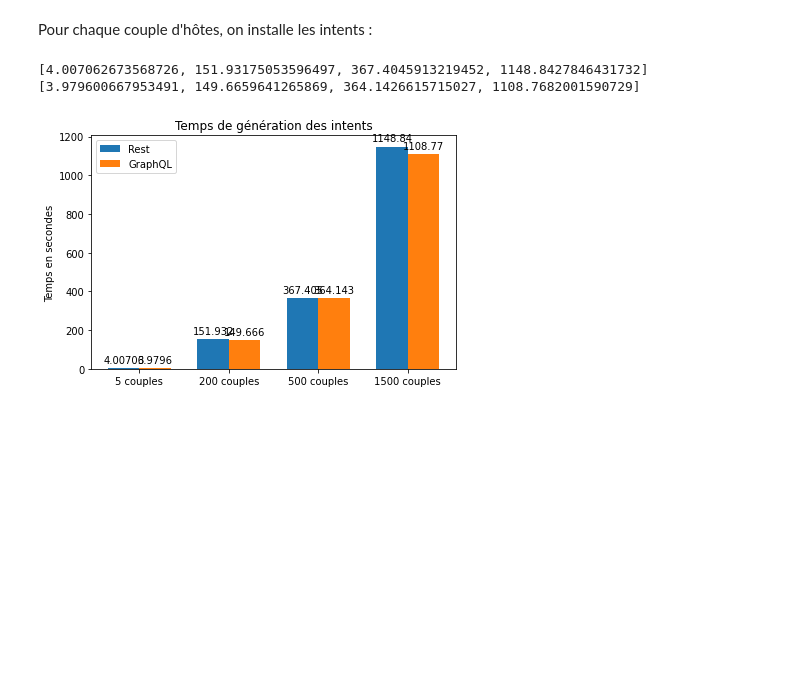
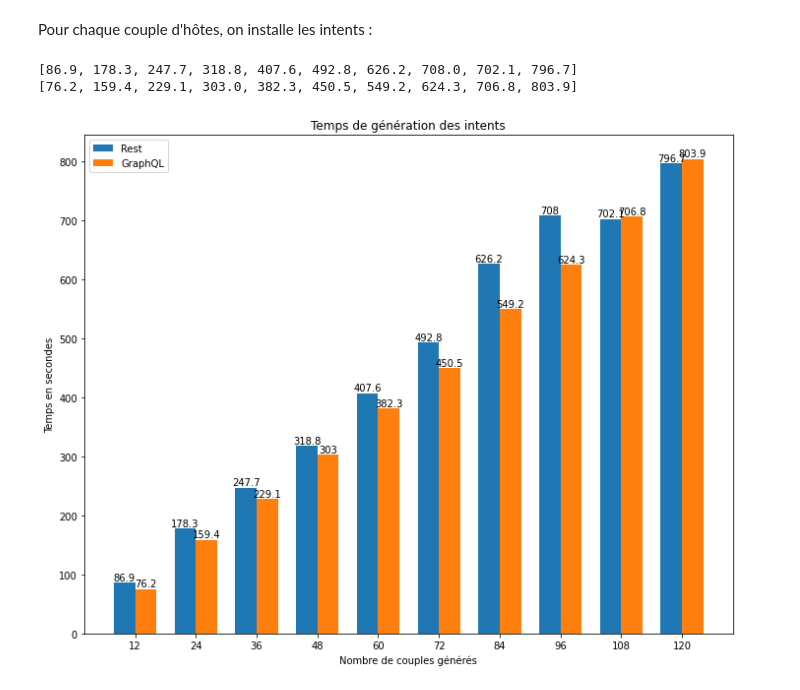
Before and after one commit to dlu02/stage2a, a Jupyter notebook: tests-v2/tests-perf-tree-d4-f3.ipynb, the cells around one changed output. Drawn from its saved outputs; the diff is of its cells as text; code cells hidden in the pictures; blank space fills up the shorter version.

Commit message:
ajout notebooks de test

```diff
--- a/tests-v2/tests-perf-tree-d4-f3.ipynb
+++ b/tests-v2/tests-perf-tree-d4-f3.ipynb
@@ -95,3 +88,9 @@ liste_1500 = random.choices(liste_couples, k=1500)
+# %%
+liste_couples = list(itertools.combinations(host_list_mac_re, 2))
+
+liste_res = []
+for i in range(1,11):
+    liste_res.append(random.choices(liste_couples, k=100*i))
 # %% [markdown]
 Pour chaque couple d'hôtes, on installe les intents :
 # %%
@@ -169,51 +168,54 @@ def install_intent_gq(mac_o,mac_d,liste_chemin):
     query_gql = requests.post("http://192.168.56.101:5000/graphql", auth=HTTPBasicAuth('karaf','karaf'), data = mutation_query)
     return "ok"
 
-tests1 = [liste_5, liste_200, liste_500, liste_1500]
 temps_re = []
 temps_gq = []
-for i in tests1:
+for i in liste_res:
     start = time.time()
     for elt in i:
-        # clean = requests.get("http://192.168.56.101:5000/removeIntents")
+        clean = requests.get("http://192.168.56.101:5000/removeIntents")
         install_intent_re(elt[0],elt[1],nx.shortest_path(gr_rest,elt[0],elt[1]))
     end = time.time()
-    temps_re.append(end-start)
+    temps_re.append(round(end-start,1))
 
-for i in tests1:
+for i in liste_res:
     start = time.time()
     for elt in i:
-        # clean = requests.get("http://192.168.56.101:5000/removeIntents")
+        clean = requests.get("http://192.168.56.101:5000/removeIntents")
         install_intent_gq(elt[0],elt[1],nx.shortest_path(gr_graphql,elt[0],elt[1]))
     end = time.time()
-    temps_gq.append(end-start)
+    temps_gq.append(round(end-start,1))
 
 print(temps_re)
 print(temps_gq)
-
-labels = ["5 couples", "200 couples", "500 couples", "1500 couples"]
-
-x = np.arange(len(labels))
-width = 0.35
-
-fig, ax = plt.subplots()
-rects1 = ax.bar(x - width/2, temps_re, width, label='Rest')
-rects2 = ax.bar(x + width/2, temps_gq, width, label='GraphQL')
-
-# Add some text for labels, title and custom x-axis tick labels, etc.
-ax.set_ylabel('Temps en secondes')
-ax.set_title('Temps de génération des intents')
-ax.set_xticks(x)
-ax.set_xticklabels(labels)
-ax.legend()
-
-ax.bar_label(rects1, padding=3)
-ax.bar_label(rects2, padding=3)
-
-fig.tight_layout()
-
-plt.show()
 # %% [output]
-[4.007062673568726, 151.93175053596497, 367.4045913219452, 1148.8427846431732]
-[3.979600667953491, 149.6659641265869, 364.1426615715027, 1108.7682001590729]
+[86.9, 178.3, 247.7, 318.8, 407.6, 492.8, 626.2, 708.0, 702.1, 796.7]
+[76.2, 159.4, 229.1, 303.0, 382.3, 450.5, 549.2, 624.3, 706.8, 803.9]
-[figure, removed]
+# %%
+labels = []
+for i in range(1,11):
+    labels.append(str(12*i))
+
+x = np.arange(len(labels))
+width = 0.35
+
+fig, ax = plt.subplots(figsize=(10,8))
+rects1 = ax.bar(x - width/2, temps_re, width, label='Rest')
+rects2 = ax.bar(x + width/2, temps_gq, width, label='GraphQL')
+
+# Add some text for labels, title and custom x-axis tick labels, etc.
+ax.set_xlabel('Nombre de couples générés')
+ax.set_ylabel('Temps en secondes')
+ax.set_title('Temps de génération des intents')
+ax.set_xticks(x)
+ax.set_xticklabels(labels)
+ax.legend()
+
+ax.bar_label(rects1)
+ax.bar_label(rects2)
+
+fig.tight_layout()
+
+plt.show()
+# %% [output]
+[figure, added]
```
Also changed, not shown: parts of 1 cell of this notebook, 2 other files.
